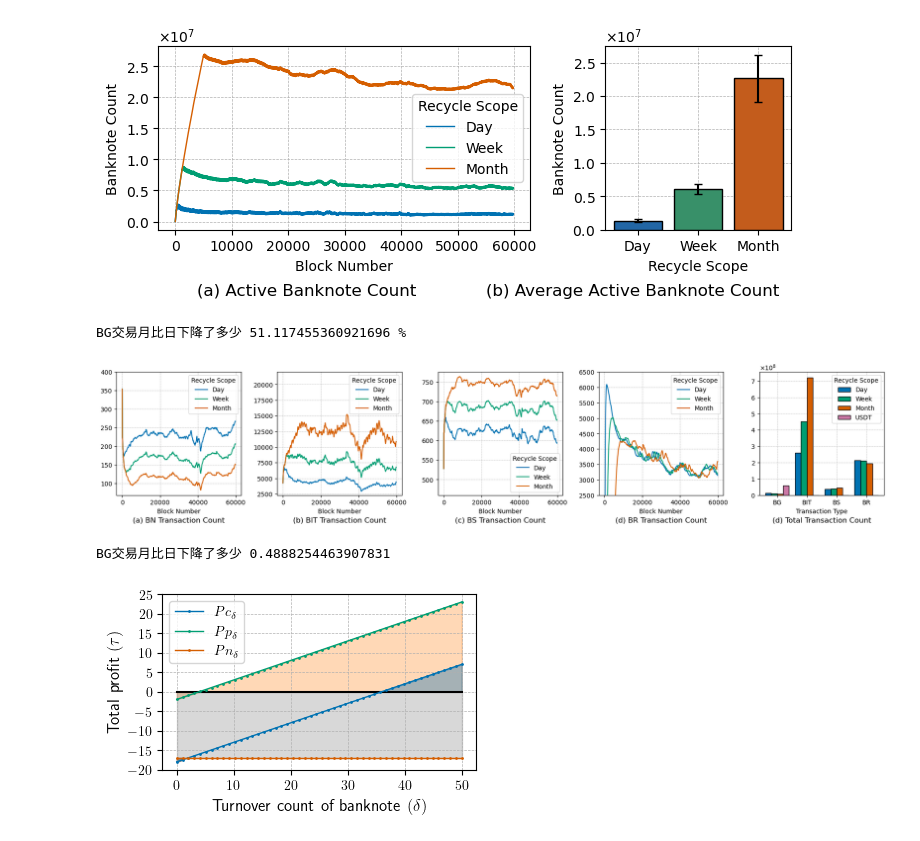
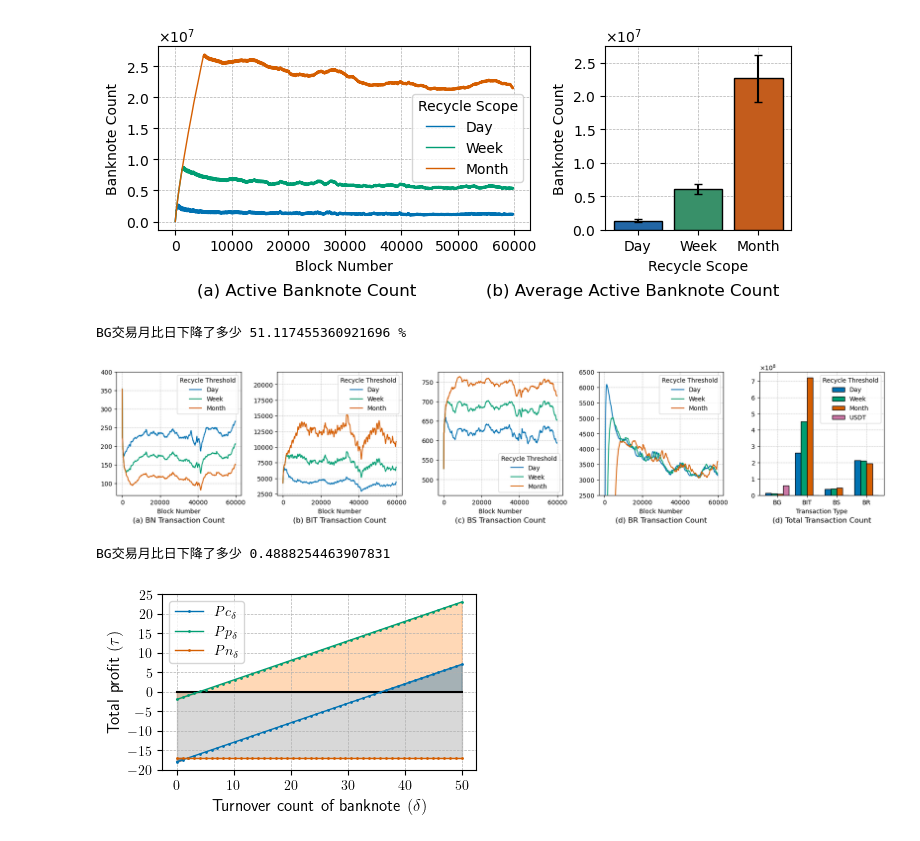
Before and after one commit to zhiyongm/Banknote-Chain, a Jupyter notebook: expDataAndFigsCode/draw_banknote_circulation.ipynb, the cells around one changed output. Drawn from its saved outputs; the diff is of its cells as text; code cells hidden in the pictures.

```diff
--- a/expDataAndFigsCode/draw_banknote_circulation.ipynb
+++ b/expDataAndFigsCode/draw_banknote_circulation.ipynb
@@ -145,7 +145,7 @@ axs[0].set_ylim(top=400)
 axs[0].set_xlabel('Block Number')
 # axs[0].set_ylabel('New Banknote Count')
 axs[0].grid(True, which='both', linestyle='--', linewidth=0.5,zorder=1)
-axs[0].legend(title="Recycle Scope")
+axs[0].legend(title="Recycle Threshold")
 
 
   # 设置y轴为科学计数法
@@ -158,7 +158,7 @@ axs[1].set_xlabel('Block Number')
 axs[1].set_ylim(top=22000)
 # axs[1].set_ylabel('Transferred Banknote Count')
 axs[1].grid(True, which='both', linestyle='--', linewidth=0.5,zorder=1)
-axs[1].legend(title="Recycle Scope")
+axs[1].legend(title="Recycle Threshold")
 set_scientific(axs[1])  # 设置y轴为科学计数法
 
 axs[2].plot(df_day['block_number'], df_day['block_split_smoothed'], label='Day', linewidth=LineWidth)
@@ -169,7 +169,7 @@ axs[2].set_xlabel('Block Number')
 axs[2].set_ylim(bottom=460)
 # axs[2].set_ylabel('Splitted Banknote Count')
 axs[2].grid(True, which='both', linestyle='--', linewidth=0.5,zorder=1)
-axs[2].legend(title="Recycle Scope")
+axs[2].legend(title="Recycle Threshold")
 set_scientific(axs[2])  # 设置y轴为科学计数法
 
 axs[3].plot(df_day['block_number'], df_day['block_recycle_smoothed'], label='Day', linewidth=LineWidth)
@@ -180,7 +180,7 @@ axs[3].set_ylim(2500, 6500)
 axs[3].set_xlabel('Block Number')
 # axs[3].set_ylabel('Recycled Banknote Count')
 axs[3].grid(True, which='both', linestyle='--', linewidth=0.5,zorder=1)
-axs[3].legend(title="Recycle Scope")
+axs[3].legend(title="Recycle Threshold")
 set_scientific(axs[3])  # 设置y轴为科学计数法
 
 
@@ -233,35 +233,35 @@ axs[4].set_xlabel('Transaction Type')
 # axs[4].set_ylabel('Count')
 # axs[4].set_title('Total Banknote Transactions by Type and Time Scale')
 # ransactions by Type and Time Scale')
 axs[4].set_xticks(x)
 axs[4].set_xticklabels(labels)
-axs[4].legend(title="Recycle Scope")
+axs[4].legend(title="Recycle Threshold")
 axs[4].set_title('(d) Total Transaction Count', y=-0.25)
 
 # axs[4].grid(axis='y', linestyle='--', linewidth=0.5)
 axs[4].grid(True, which='both', linestyle='--', linewidth=0.5,zorder=1)
 
 set_scientific(axs[4])  # 设置y轴为科学计数法
 # plt.tight_layout()
 
 aaa=1-(last_day['total_new']-last_month["total_new"])/last_day['total_new']
 print("BG交易月比日下降了多少",aaa*100, "%")
 
 
 # 调整布局，避免重叠
 plt.tight_layout()
 
 # 保存为jpg格式
 # plt.savefig('Banknote_status_each_block.pdf', dpi=300,format='pdf')
 plt.savefig(Paper_fig_location+'Banknote_status_each_block.pdf', dpi=300,format='pdf')
 
 # 显示图像
 plt.show()
 
 print("BG交易月比日下降了多少",(df_day['block_new'].mean()-df_month['block_new'].mean())/df_day['block_new'].mean())
 # %% [output]
 BG交易月比日下降了多少 51.117455360921696 %
-[figure, old version]
+[figure, new version]
 BG交易月比日下降了多少 0.4888254463907831
 # %%
 #BN费率计算
```
Also changed, not shown: 1 other file.
